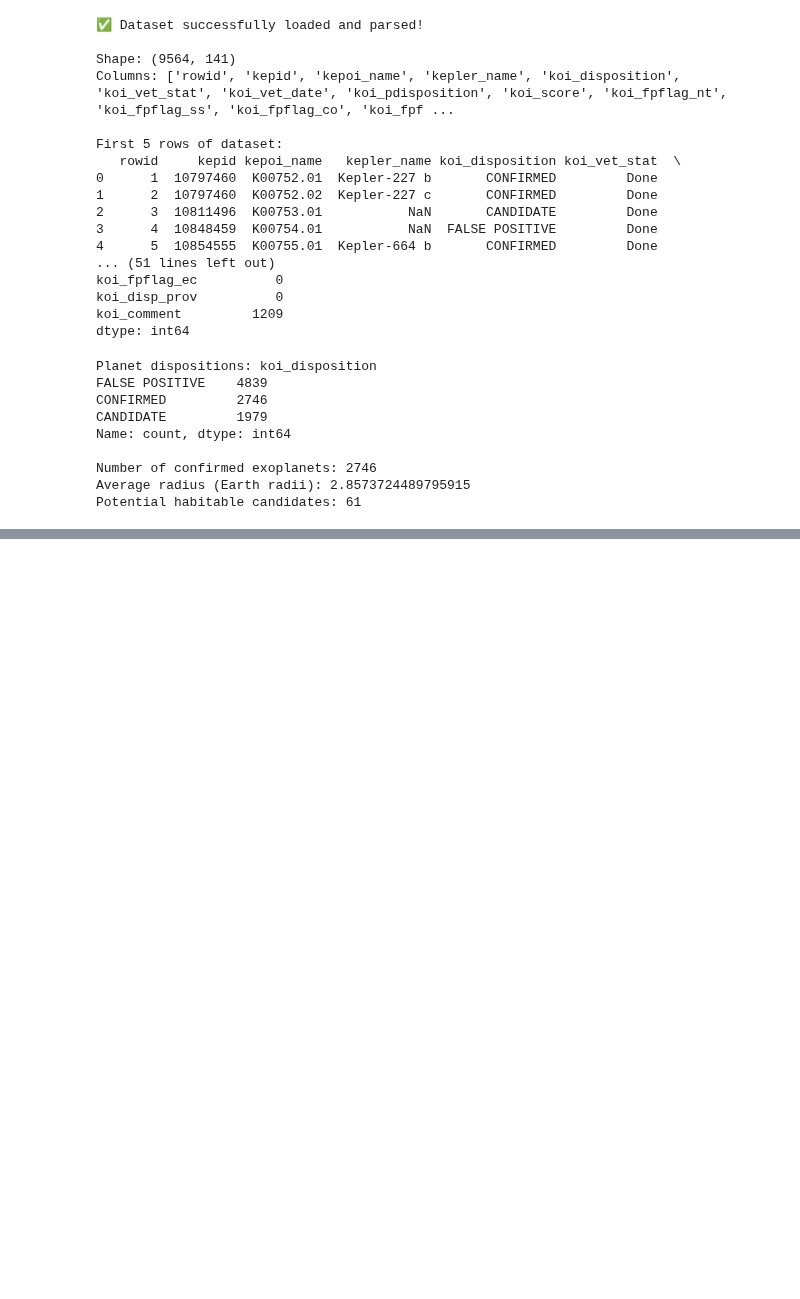
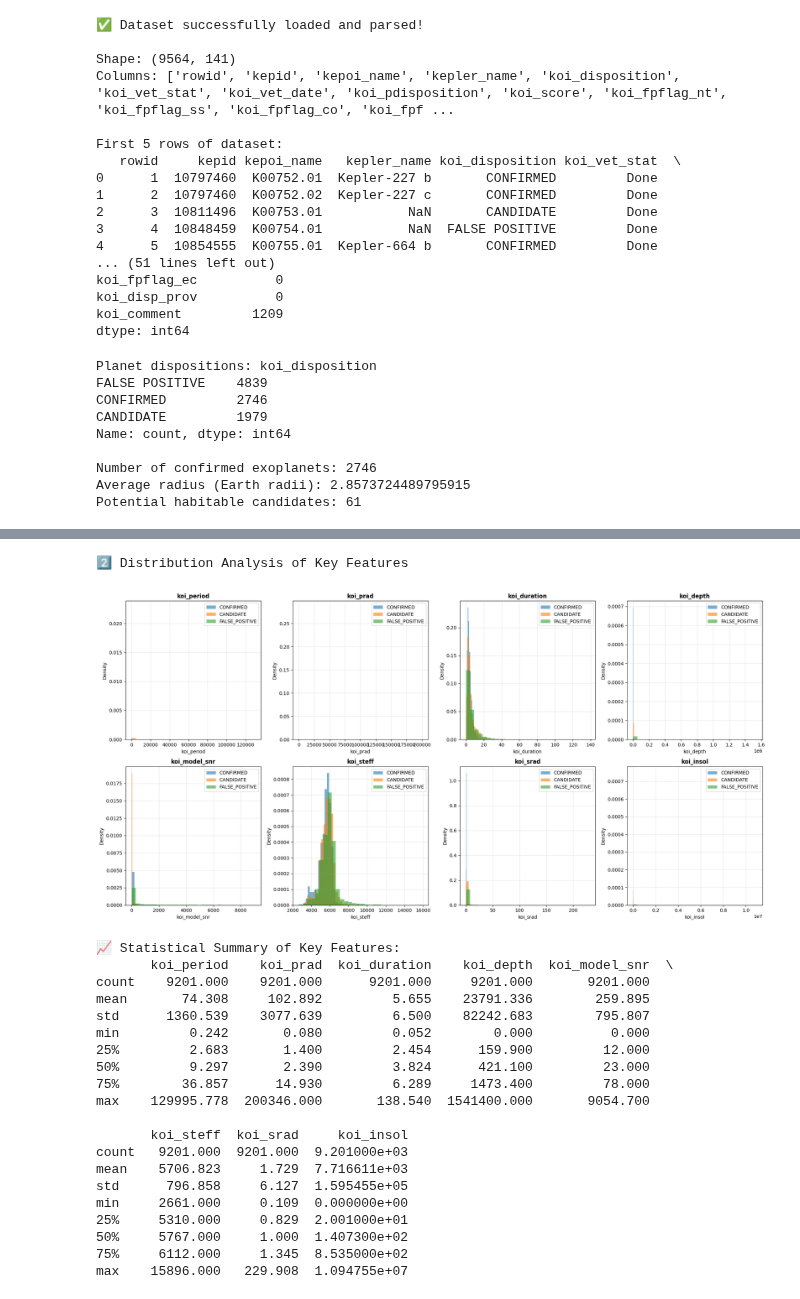
Before and after one commit to Hadeed711/nasa_exoplanet, a Jupyter notebook: keplar_processing.ipynb, the cells around one changed output, grey strips where cells are left out. Drawn from its saved outputs; the diff is of its cells as text; code cells hidden in the pictures; blank space fills up the shorter version.

```diff
--- a/keplar_processing.ipynb
+++ b/keplar_processing.ipynb
@@ -86,0 +362,66 @@ Potential habitable candidates: 61
+# %%
+# 2. DISTRIBUTIONS OF KEY VARIABLES
+print(f"\n2️⃣ Distribution Analysis of Key Features")
+
+# Key features for exoplanet detection
+key_features = [
+    'koi_period', 'koi_prad', 'koi_duration', 'koi_depth',
+    'koi_model_snr', 'koi_steff', 'koi_srad', 'koi_insol'
+]
+
+# Filter available features
+available_key_features = [f for f in key_features if f in df_clean.columns and df_clean[f].notna().sum() > 100]
+
+fig, axes = plt.subplots(2, 4, figsize=(20, 10))
+axes = axes.flatten()
+
+for i, feature in enumerate(available_key_features[:8]):
+    # Create subplot
+    ax = axes[i]
+
+    # Plot distributions by class
+    for cls in df_clean['disposition_clean'].unique():
+        data = df_clean[df_clean['disposition_clean'] == cls][feature].dropna()
+        if len(data) > 0:
+            ax.hist(data, alpha=0.6, label=cls, bins=30, density=True)
+
+    ax.set_title(f'{feature}', fontweight='bold')
+    ax.set_xlabel(feature)
+    ax.set_ylabel('Density')
+    ax.legend()
+    ax.grid(True, alpha=0.3)
+
+# Remove empty subplots
+for j in range(len(available_key_features), 8):
+    axes[j].remove()
+
+plt.tight_layout()
+plt.show()
+
+# Statistical summary
+print("📈 Statistical Summary of Key Features:")
+summary_stats = df_clean[available_key_features].describe()
+print(summary_stats.round(3))
+# %% [output]
+2️⃣ Distribution Analysis of Key Features
+[figure, added]
+📈 Statistical Summary of Key Features:
+       koi_period    koi_prad  koi_duration    koi_depth  koi_model_snr  \
+count    9201.000    9201.000      9201.000     9201.000       9201.000
+mean       74.308     102.892         5.655    23791.336        259.895
+std      1360.539    3077.639         6.500    82242.683        795.807
+min         0.242       0.080         0.052        0.000          0.000
+25%         2.683       1.400         2.454      159.900         12.000
+50%         9.297       2.390         3.824      421.100         23.000
+75%        36.857      14.930         6.289     1473.400         78.000
+max    129995.778  200346.000       138.540  1541400.000       9054.700
+
+       koi_steff  koi_srad     koi_insol
+count   9201.000  9201.000  9.201000e+03
+mean    5706.823     1.729  7.716611e+03
+std      796.858     6.127  1.595455e+05
+min     2661.000     0.109  0.000000e+00
+25%     5310.000     0.829  2.001000e+01
+50%     5767.000     1.000  1.407300e+02
+75%     6112.000     1.345  8.535000e+02
+max    15896.000   229.908  1.094755e+07
```
Also changed, not shown: parts of 16 cells of this notebook, 13 other files.
